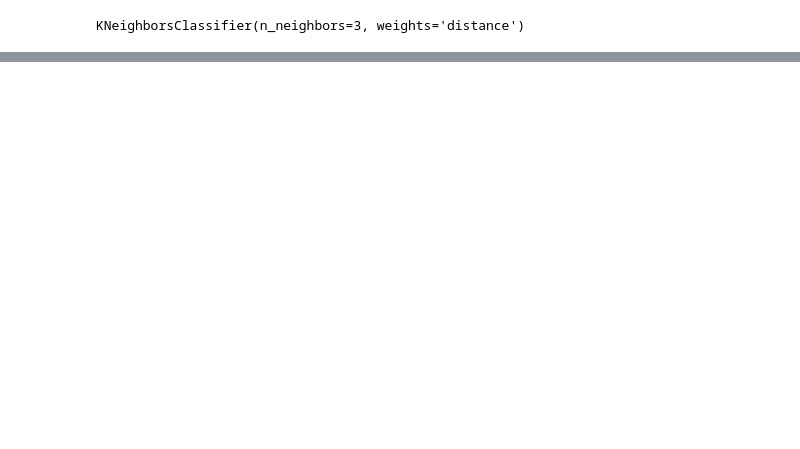
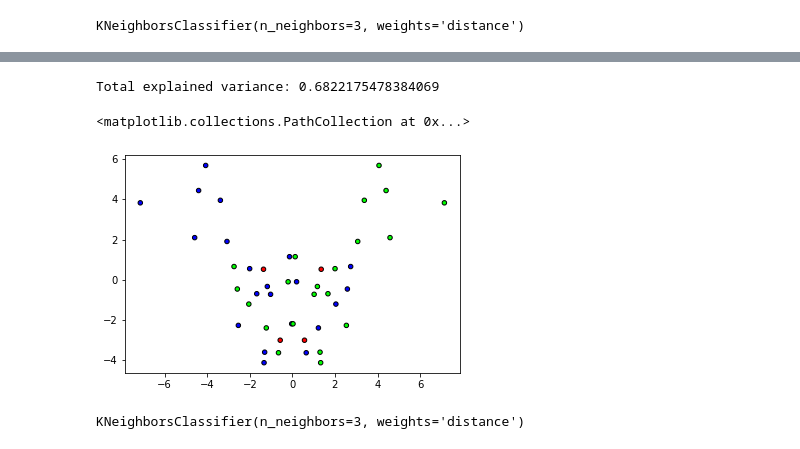
Before and after one commit to AlbertoVelascoMata/course.dsi, a Jupyter notebook: notebooks/Prediction_Testing.ipynb, the cells around one changed output, grey strips where cells are left out. Cells and saved outputs as stored; diff of their text form; code cells hidden in the pictures; blank space fills up the shorter version.

```diff
--- a/notebooks/Prediction_Testing.ipynb
+++ b/notebooks/Prediction_Testing.ipynb
@@ -378,0 +404,3 @@ pred_df
+# %%
+teams_df = pd.read_csv('../models/teams_EM.csv')
+teams_df
@@ -378,0 +478,5 @@ pred_df
+# %%
+train_df = generate_data(train_matches, teams_df, augment=True)
+test_df = generate_data(test_matches, teams_df)
+
+train_df
@@ -378,0 +532,40 @@ pred_df
+# %%
+from sklearn import preprocessing
+scaler = preprocessing.StandardScaler()
+X_scaled = scaler.fit_transform(train_df[match_features])
+
+from sklearn.decomposition import PCA
+estimator = PCA(n_components = 6)
+X_pca = estimator.fit_transform(X_scaled)
+
+train_df['PC1'] = X_pca[:,0]
+train_df['PC2'] = X_pca[:,1]
+train_df['PC3'] = X_pca[:,2]
+train_df['PC4'] = X_pca[:,3]
+train_df['PC5'] = X_pca[:,4]
+train_df['PC6'] = X_pca[:,5]
+
+
+X_scaled = scaler.transform(test_df[match_features])
+X_pca = estimator.transform(X_scaled)
+
+test_df['PC1'] = X_pca[:,0]
+test_df['PC2'] = X_pca[:,1]
+test_df['PC3'] = X_pca[:,2]
+test_df['PC4'] = X_pca[:,3]
+test_df['PC5'] = X_pca[:,4]
+test_df['PC6'] = X_pca[:,5]
+
+
+explained_variance = estimator.explained_variance_ratio_.cumsum()[-1]
+print("Total explained variance:", explained_variance)
+# %% [output]
+Total explained variance: 0.6822175478384069
+# %%
+cmap_bold = ListedColormap(['#FF0000', '#00FF00', '#0000FF'])
+
+plt.scatter(train_df['PC1'], train_df['PC2'], c=train_df['result'], cmap=cmap_bold,
+            edgecolor='k', s=20)
+# %% [output]
+<matplotlib.collections.PathCollection at 0x...>
+[figure, added]
@@ -378,0 +574,6 @@ pred_df
+# %%
+from sklearn import neighbors
+clf = neighbors.KNeighborsClassifier(3, weights='distance')
+clf.fit(train_df[match_features], train_df['result'])
+# %% [output]
+KNeighborsClassifier(n_neighbors=3, weights='distance')
```
Also changed, not shown: parts of 20 cells of this notebook.
